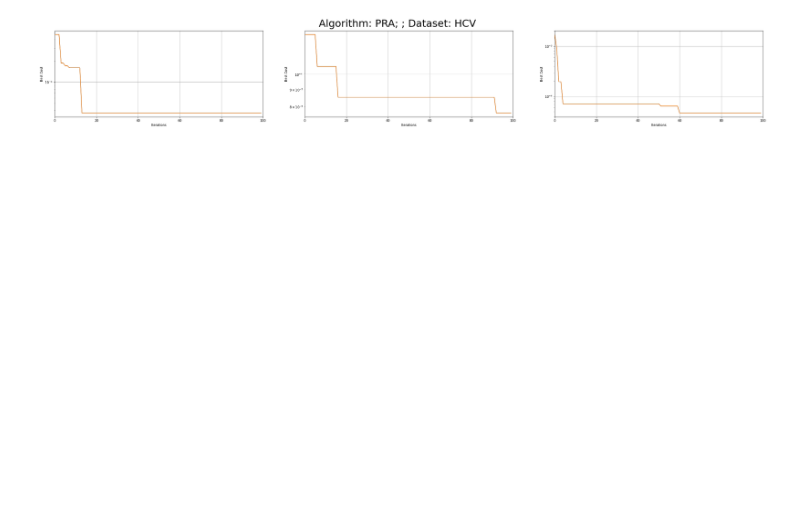
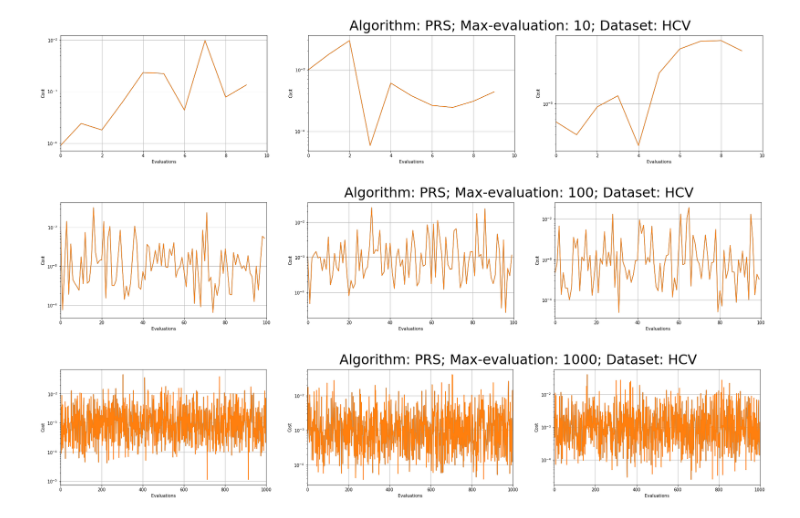
Before and after one commit to owuordickson/swarm_gp, a Jupyter notebook: results/analysis.ipynb, the cells around one changed output. Drawn from its saved outputs; the diff is of its cells as text; code cells hidden in the pictures; blank space fills up the shorter version.

```diff
--- a/results/analysis.ipynb
+++ b/results/analysis.ipynb
@@ -400,10 +355,10 @@ for ds in data_sets:
 # %%
 for ds in data_sets:
     df1 = df_pls.loc[df_pls['Data-set'] == ds]
-    stps = [0.01, 0.05, 0.1, 0.5]
+    evals = [10, 100, 1000]
 
-    for stp in stps:
-        df2 = df1.loc[df1['Step-size'] == stp]
+    for ev in evals:
+        df2 = df1.loc[df1['Max-evaluation'] == ev]
 
         fig = plt.figure(figsize=(40,5))
         #fig = plt.figure()
@@ -412,15 +367,14 @@ for ds in data_sets:
         for index,row in df2.iterrows():
             # Results
             plt.subplot(1, 4, i)
-            plt.plot(row['Iterations'])
-            plt.semilogy(row['Iterations'])
-            plt.xlim(0, row['Max-iteration'])
-            plt.xlabel('Iterations')
-            plt.ylabel('Best Cost')
-            #plt.title('ACO, Dataset: ' + ds)
+            plt.plot(row['Evaluations'])
+            plt.semilogy(row['Evaluations'])
+            plt.xlim(0, row['Max-evaluation'])
+            plt.xlabel('Evaluations')
+            plt.ylabel('Cost')
             plt.grid(True)
             i += 1
 
-        fig.suptitle('Algorithm: PLA; Step-size: ' + str(row['Step-size']) + '; Dataset: ' + ds, fontsize=32)
+        fig.suptitle('Algorithm: PLS; Max-evaluation: ' + str(row['Max-evaluation']) + '; Dataset: ' + ds, fontsize=32)
         plt.show()
 # %% [output]
@@ -431,27 +384,29 @@ for ds in data_sets:
 # %%
 for ds in data_sets:
     df1 = df_prs.loc[df_pls['Data-set'] == ds]
-    # stps = [0.01, 0.05, 0.1, 0.5]
+    evals = [10, 100, 1000]
 
-    # for stp in stps:
-    #    df2 = df1.loc[df1['Step-size'] == stp]
+    for ev in evals:
+        df2 = df1.loc[df1['Max-evaluation'] == ev]
 
-    fig = plt.figure(figsize=(40,5))
+        fig = plt.figure(figsize=(40,5))
+        #fig = plt.figure()
+        #axes = fig.subplots(nrows=1, ncols=4)
+        i = 1
+        for index,row in df2.iterrows():
+            # Results
+            plt.subplot(1, 4, i)
+            plt.plot(row['Evaluations'])
+            plt.semilogy(row['Evaluations'])
+            plt.xlim(0, row['Max-evaluation'])
+            plt.xlabel('Evaluations')
+            plt.ylabel('Cost')
+            plt.grid(True)
+            i += 1
 
-    i = 1
-    for index,row in df1.iterrows():
-        # Results
-        plt.subplot(1, 3, i)
-        plt.plot(row['Iterations'])
-        plt.semilogy(row['Iterations'])
-        plt.xlim(0, row['Max-iteration'])
-        plt.xlabel('Iterations')
-        plt.ylabel('Best Cost')
-        #plt.title('ACO, Dataset: ' + ds)
-        plt.grid(True)
-        i += 1
-
-    fig.suptitle('Algorithm: PRA; ' + '; Dataset: ' + ds, fontsize=32)
-    plt.show()
+        fig.suptitle('Algorithm: PRS; Max-evaluation: ' + str(row['Max-evaluation']) + '; Dataset: ' + ds, fontsize=32)
+        plt.show()
 # %% [output]
-[figure, old version]
+[figure, new version]
+[figure, added]
+[figure, added]
```
Also changed, not shown: parts of 11 cells of this notebook, 12 other files.
